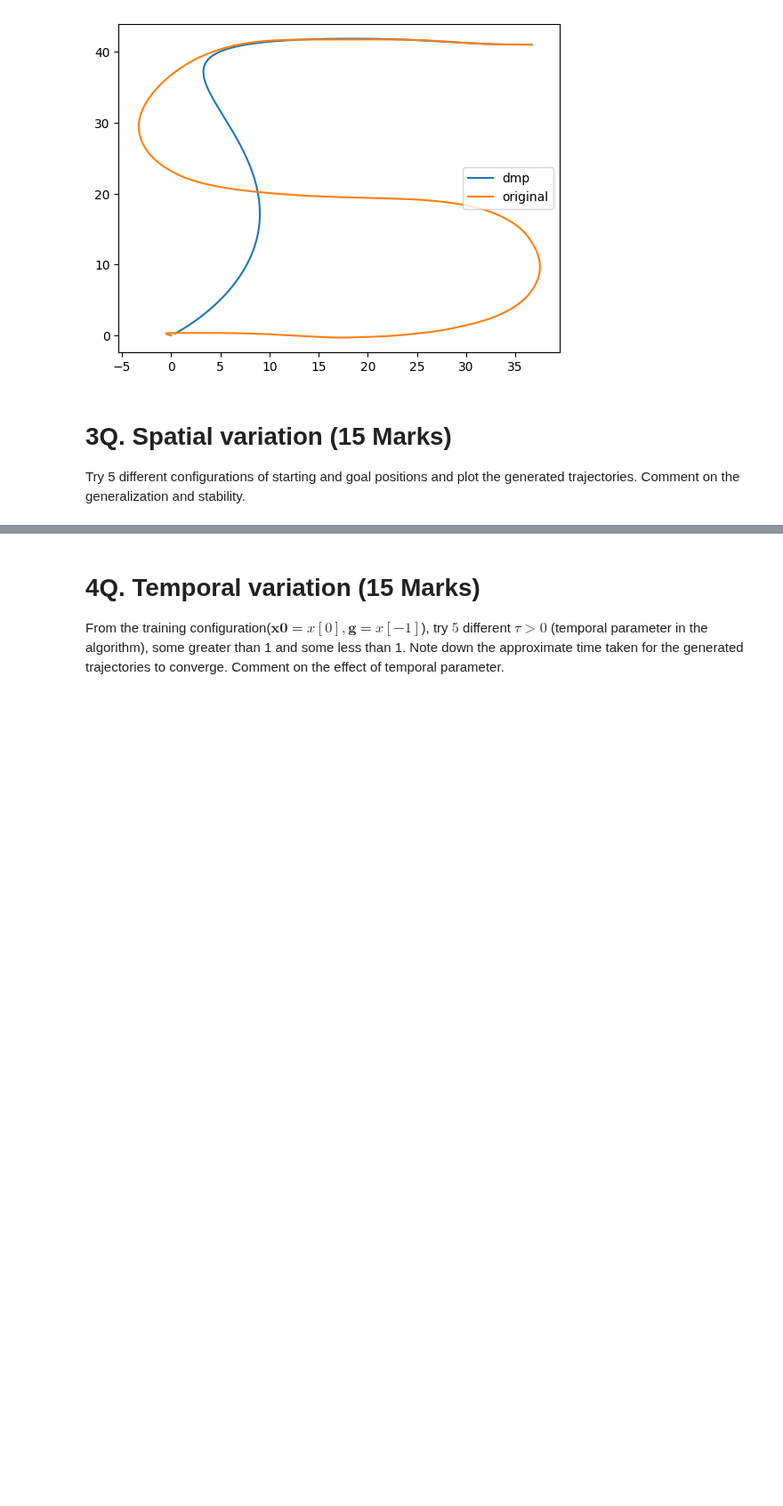
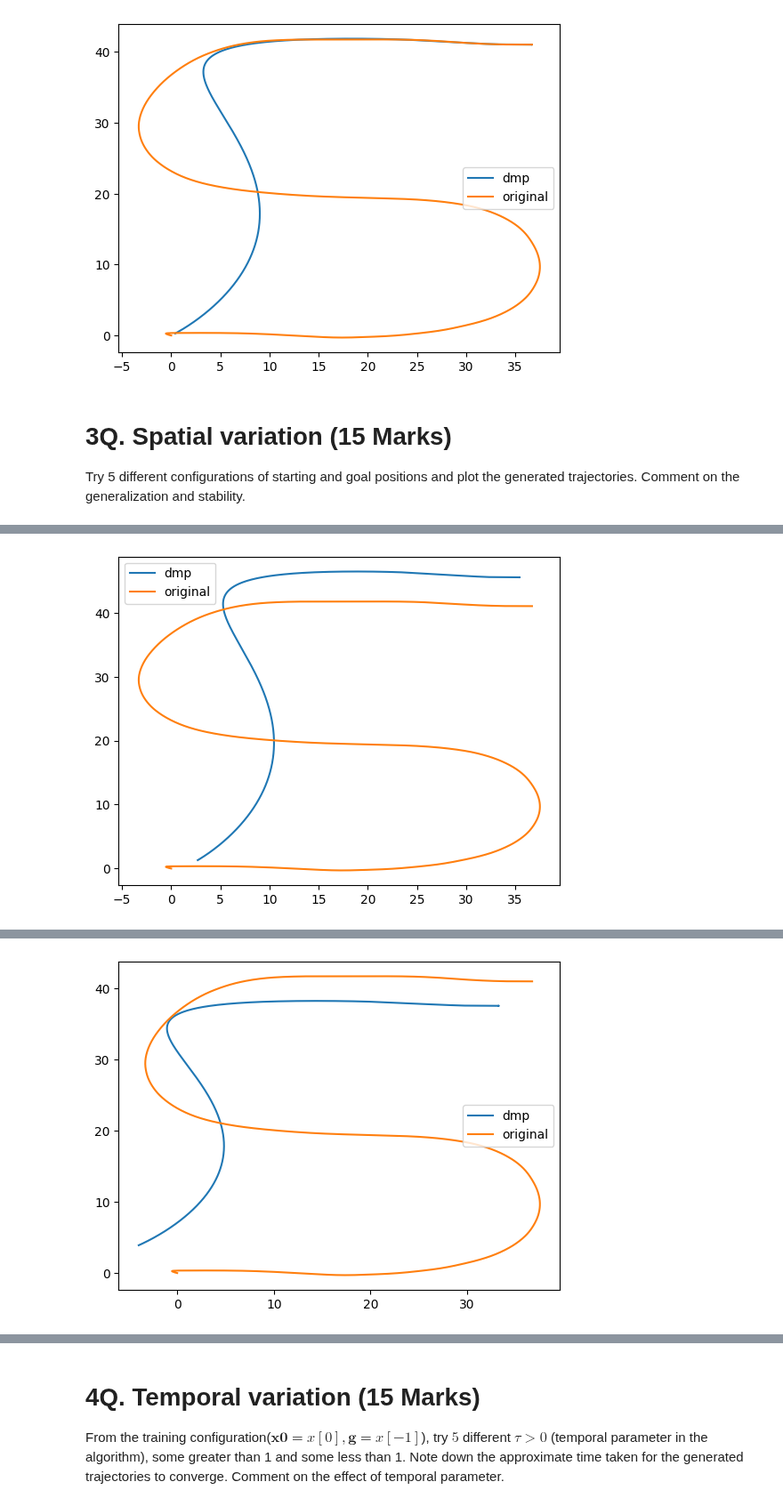
Before and after one commit to AshrithSagar/CP321-ILR-2025, a Jupyter notebook: Assignments/Assignment-3_7/CP321_MIDTERM.ipynb, the cells around one changed output, grey strips where cells are left out. Shown at 89% size. Drawn from its saved outputs; the diff is of its cells as text; code cells hidden in the pictures; blank space fills up the shorter version.

```diff
--- a/Assignments/Assignment-3_7/CP321_MIDTERM.ipynb
+++ b/Assignments/Assignment-3_7/CP321_MIDTERM.ipynb
@@ -186,5 +186,9 @@ Took 1.0289999999999975 seconds to reach the goal
 Try 5 different configurations of starting and goal positions and plot the generated trajectories. Comment on the generalization and stability.
 # %%
 ################################
-
+np.random.seed(42)
+_dr = lambda: np.random.uniform(-5, 5, size=(2,))
+for i in range(5):
+    dmp.imitate(x[0] + _dr(), x[-1] + _dr(), tau=1.0)
 ################################
+# %% [output]
@@ -190,0 +196 @@ Try 5 different configurations of starting and goal positions and plot the gener
+[figure, added]
@@ -190,0 +198 @@ Try 5 different configurations of starting and goal positions and plot the gener
+[figure, added]
```
Also changed, not shown: parts of 2 cells of this notebook.
